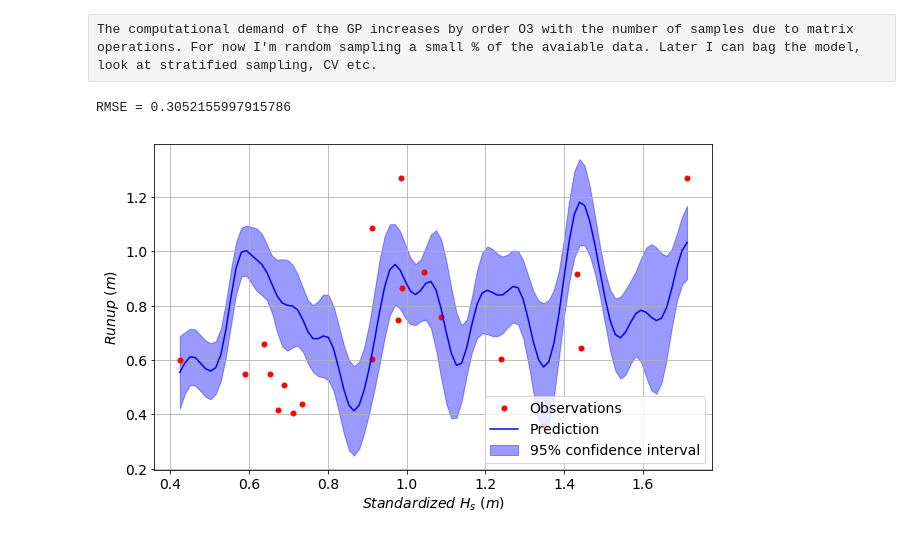
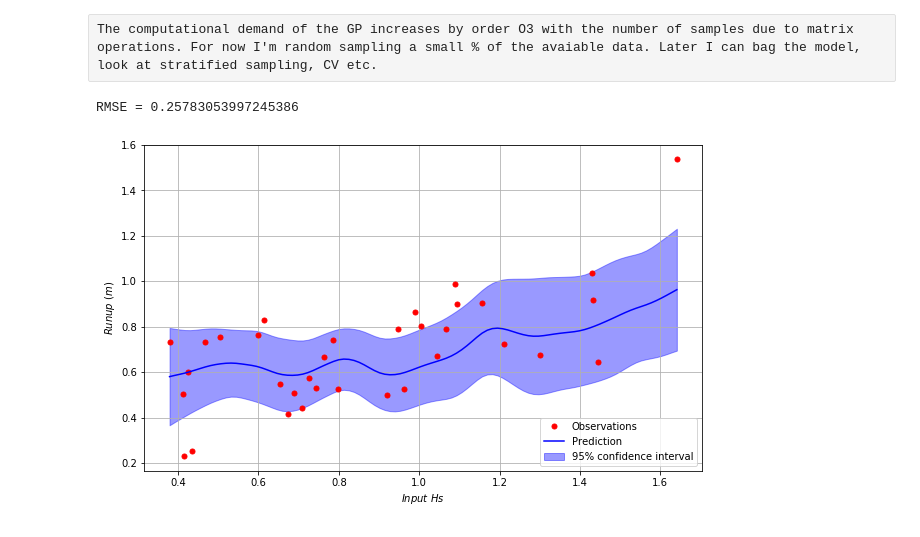
Before and after one commit to TomasBeuzen/PH12_Dune_Erosion_Model, a Jupyter notebook: Runup_GP/Gaussian_Process_Narra_1D.ipynb, the cells around one changed output. Cells and saved outputs as stored; diff of their text form; code cells hidden in the pictures.

```diff
--- a/Runup_GP/Gaussian_Process_Narra_1D.ipynb
+++ b/Runup_GP/Gaussian_Process_Narra_1D.ipynb
@@ -49,35 +51,39 @@ X_train_scaled = scaler.transform(X_train)
 X_test_scaled = scaler.transform(X_test)
 # %%
 # Different Kernel Specification
-kernel = RBF(10, (1e-1, 1)) * Matern(0.1, (1e-1, 1), 2.5) # smooth rbf and noisy matern
-# kernel = Matern(0.1, (1e-2, 1), 1.5)
+# Hs/Tp/Slope: (alpha = 0.3)
+kernel = Matern(0.1, (1e-2, 1), 1.5)
+# kernel = RBF(0.1, (1e-5, 1e-1))
+
+# kernel = RBF(0.1, (1e-5, 1e-1))
+# kernel = Matern(0.1, (1e-1, 1), 1.5)
 # kernel = DotProduct(0.1, (1e-5, 1e2))
 # kernel = ExpSineSquared()
 # kenrel = RationalQuadratic()
 # %%
 # Train GP model
-gp = GaussianProcessRegressor(kernel=kernel, n_restarts_optimizer=10, alpha=0.015, normalize_y=False, random_state=123)
+gp = GaussianProcessRegressor(kernel=kernel, n_restarts_optimizer=10, alpha=0.3, normalize_y=True, random_state=123)
 gp.fit(X_train_scaled, y_train)
 y_pred, sigma = gp.predict(X_test_scaled, return_std=True)
 # %%
 # Evaluate Predictions
 print('RMSE =', np.sqrt(mean_squared_error(y_test,y_pred)))
 # %% [output]
-RMSE = 0.3052155997915786
+RMSE = 0.25783053997245386
 # %%
-x_actual = X_test.iloc[0:100:5]
-y_actual = y_test.iloc[0:100:5]
+x_actual = X_test_scaled[0:100:3]
+y_actual = y_test.iloc[0:100:3]
 x_predict = np.linspace(x_actual.min(),x_actual.max(),100)
 y_predict, predict_sigma = gp.predict(x_predict.reshape(-1, 1),return_std=True)
 
 fig, axes = plt.subplots(figsize=(10,6))
-axes.plot(x_actual,y_actual,'r.',markersize=10,label='Observations')
-axes.plot(x_predict, y_predict, 'b-', label='Prediction')
-axes.fill_between(x_predict,y_predict.ravel() - 1.9600 * predict_sigma,y_predict.ravel() + 1.9600 * predict_sigma,
+axes.plot(scaler.inverse_transform(x_actual),y_actual,'r.',markersize=10,label='Observations')
+axes.plot(scaler.inverse_transform(x_predict), y_predict, 'b-', label='Prediction')
+axes.fill_between(scaler.inverse_transform(x_predict),y_predict.ravel() - 1.9600 * predict_sigma,y_predict.ravel() + 1.9600 * predict_sigma,
                  alpha=0.4, color='b', edgecolor='k', label='95% confidence interval')
-axes.set_xlabel('$Standardized$ $H_s$ $(m)$')
+axes.set_xlabel('$Input$ ' + '$' + X_test.columns[0] + '$')
 axes.set_ylabel('$Runup$ $(m)$')
 axes.legend(loc='lower right')
 axes.grid(True)
 # %% [output]
-[figure, old version]
+[figure, new version]
```
Also changed, not shown: parts of 5 cells of this notebook.
